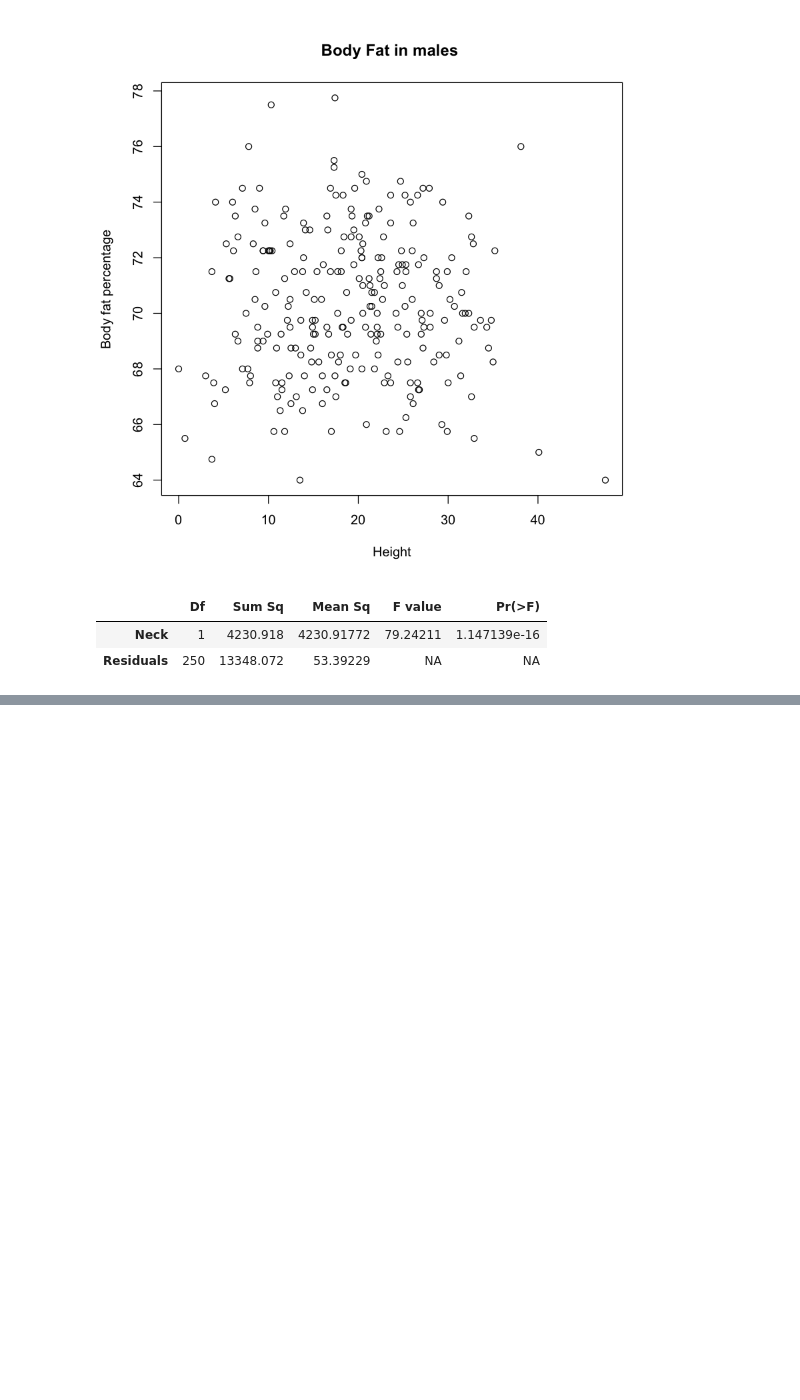
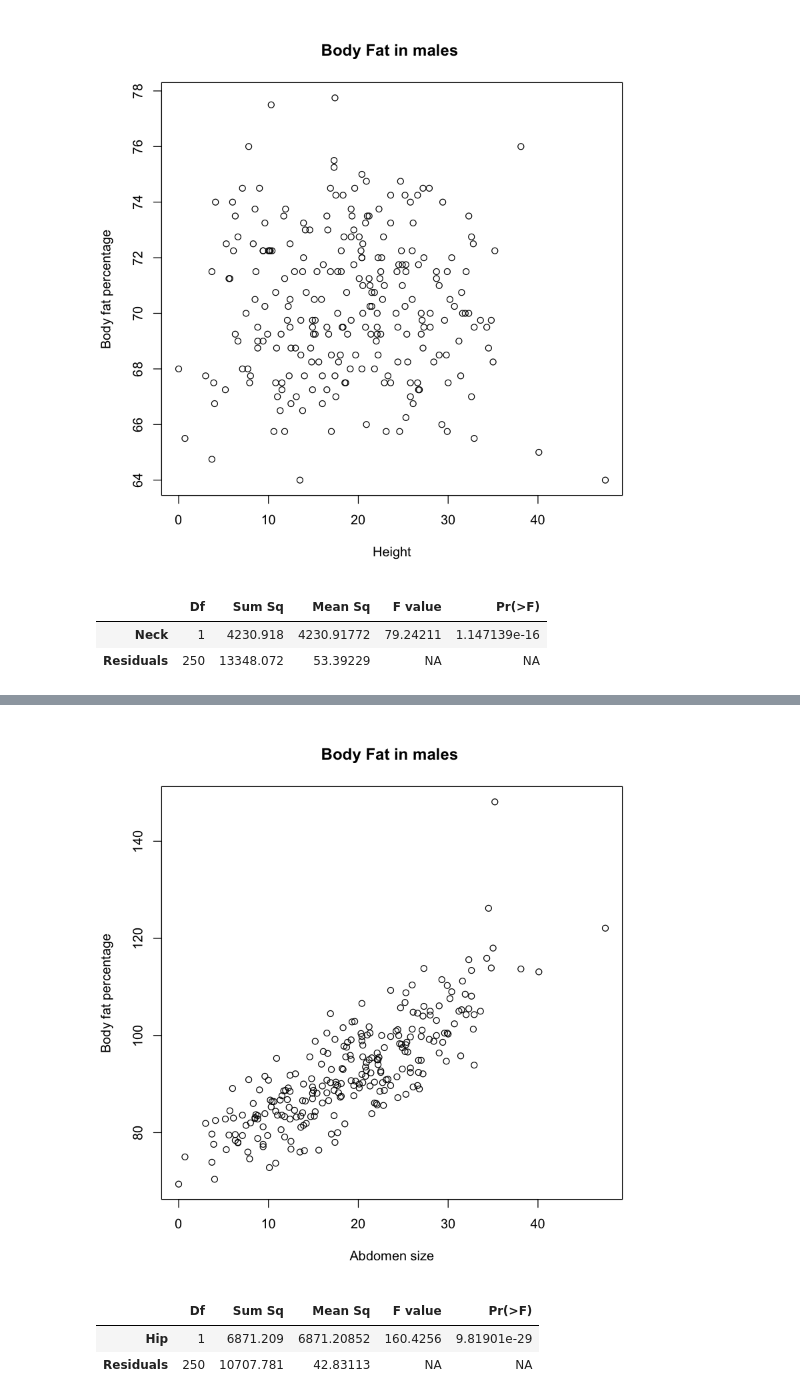
Before and after one commit to jwgwalton/regression-modelling-course, a Jupyter notebook: day2/Practical3.ipynb, the cells around one changed output, grey strips where cells are left out. Cells and saved outputs as stored; diff of their text form; code cells hidden in the pictures; blank space fills up the shorter version.

```diff
--- a/day2/Practical3.ipynb
+++ b/day2/Practical3.ipynb
@@ -123,0 +121,5 @@ results
+# %%
+plot(dataset$PctBodyFat, dataset$Abdomen, main="Body Fat in males ", xlab="Abdomen size", ylab='Body fat percentage')
+abline(fitted_model_height, col='red')
+# %% [output]
+[figure, added]
@@ -123,0 +132,6 @@ results
+# %%
+anova(fitted_model_hip)
+# %% [output]
+|  | Df | Sum Sq | Mean Sq | F value | Pr(>F) |
+| Hip | 1 | 6871.209 | 6871.20852 | 160.4256 | 9.81901e-29 |
+| Residuals | 250 | 10707.781 | 42.83113 | NA | NA |
```
Also changed, not shown: parts of 53 cells of this notebook, 1 other file.
